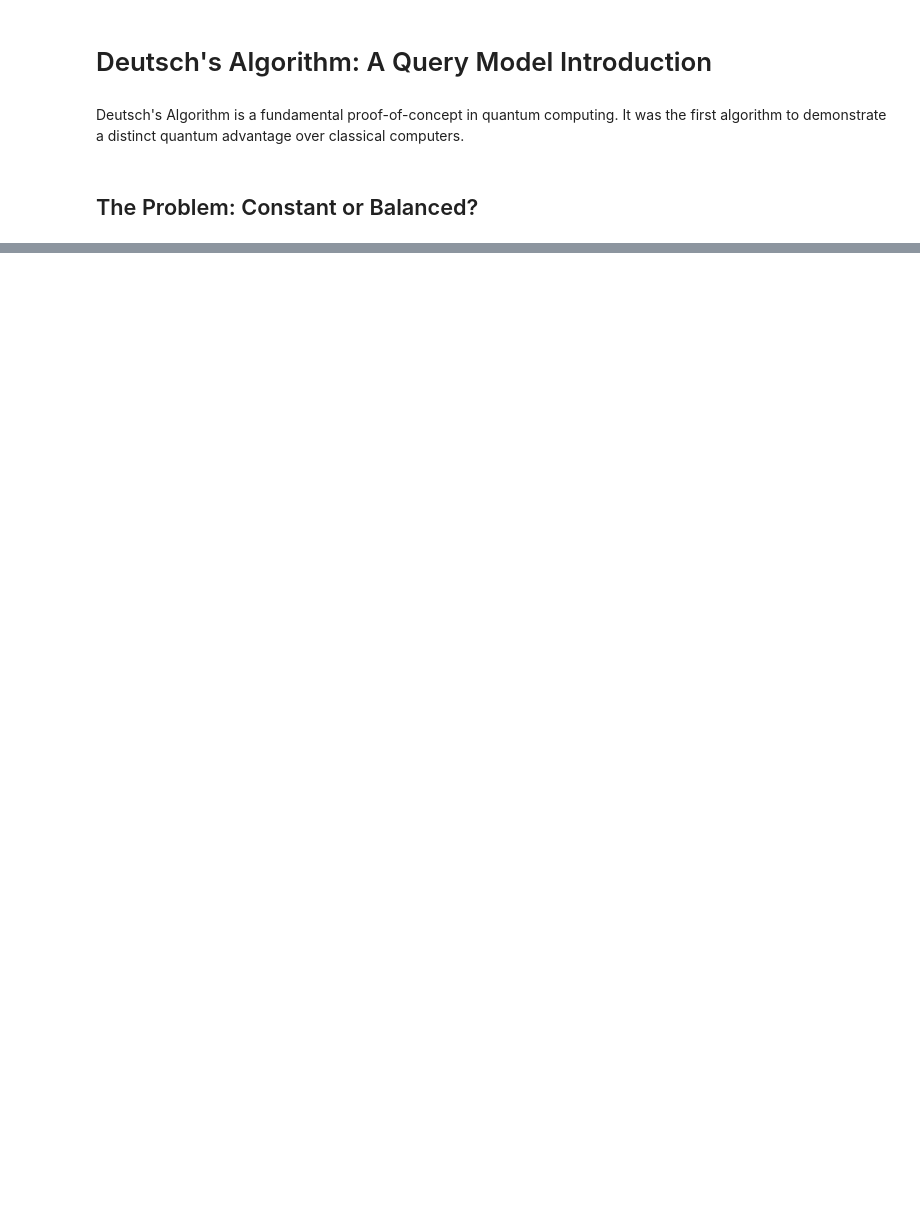
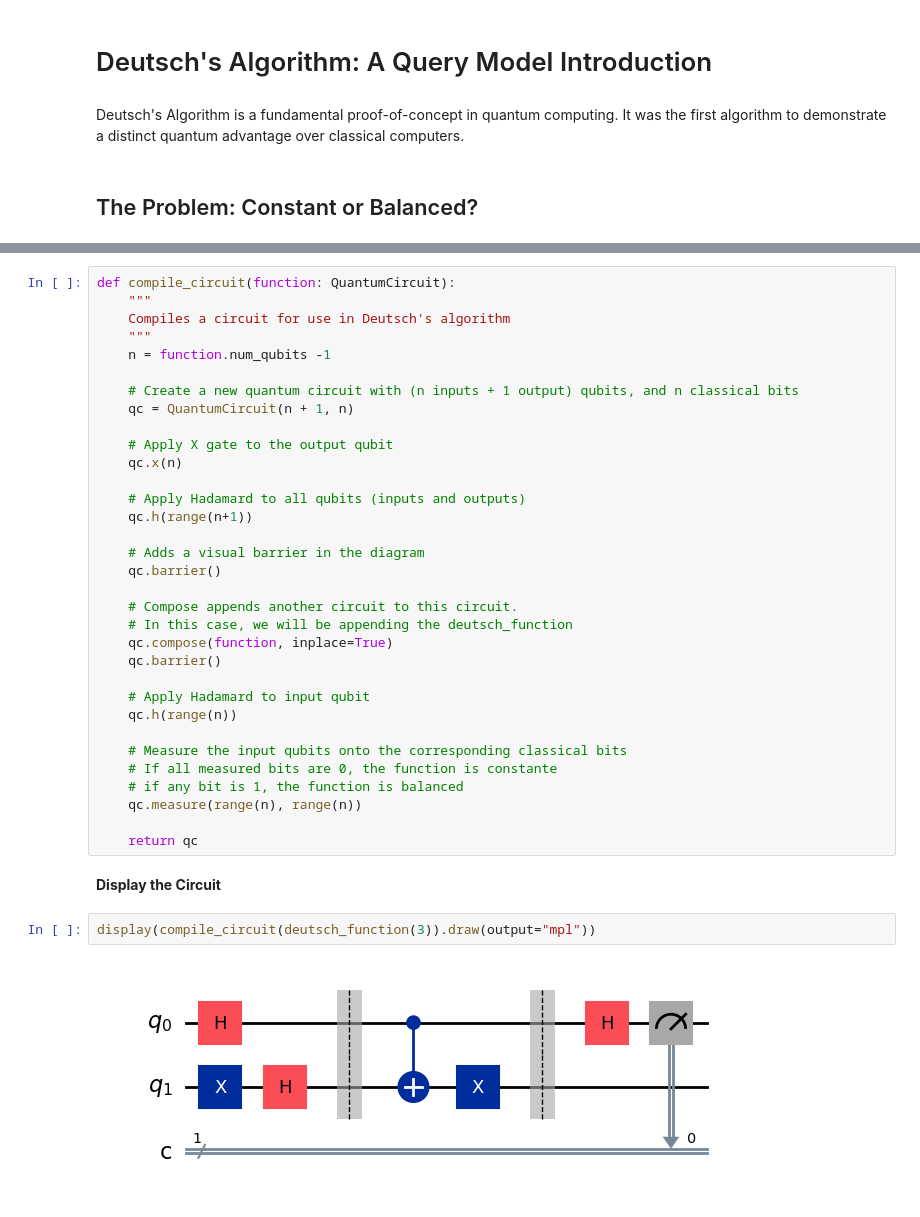
Before and after one commit to georgelake2/Quantum-Computing, a Jupyter notebook: Deutsch.ipynb, the cells around one changed output, grey strips where cells are left out. Cells and saved outputs as stored; diff of their text form; blank space fills up the shorter version.

```diff
--- a/Deutsch.ipynb
+++ b/Deutsch.ipynb
@@ -20,0 +116,39 @@ We have a "Black Box" (Oracle) that computes a 1-bit function $f:\{0,1\} \righta
+# %%
+def compile_circuit(function: QuantumCircuit):
+    """
+    Compiles a circuit for use in Deutsch's algorithm
+    """
+    n = function.num_qubits -1
+
+    # Create a new quantum circuit with (n inputs + 1 output) qubits, and n classical bits
+    qc = QuantumCircuit(n + 1, n)
+
+    # Apply X gate to the output qubit
+    qc.x(n)
+
+    # Apply Hadamard to all qubits (inputs and outputs)
+    qc.h(range(n+1))
+
+    # Adds a visual barrier in the diagram
+    qc.barrier()
+
+    # Compose appends another circuit to this circuit.
+    # In this case, we will be appending the deutsch_function
+    qc.compose(function, inplace=True)
+    qc.barrier()
+
+    # Apply Hadamard to input qubit
+    qc.h(range(n))
+
+    # Measure the input qubits onto the corresponding classical bits
+    # If all measured bits are 0, the function is constante
+    # if any bit is 1, the function is balanced
+    qc.measure(range(n), range(n))
+
+    return qc
+# %% [markdown]
+**Display the Circuit**
+# %%
+display(compile_circuit(deutsch_function(3)).draw(output="mpl"))
+# %% [output]
+[figure, added]
```
Also changed, not shown: parts of 21 cells of this notebook.
